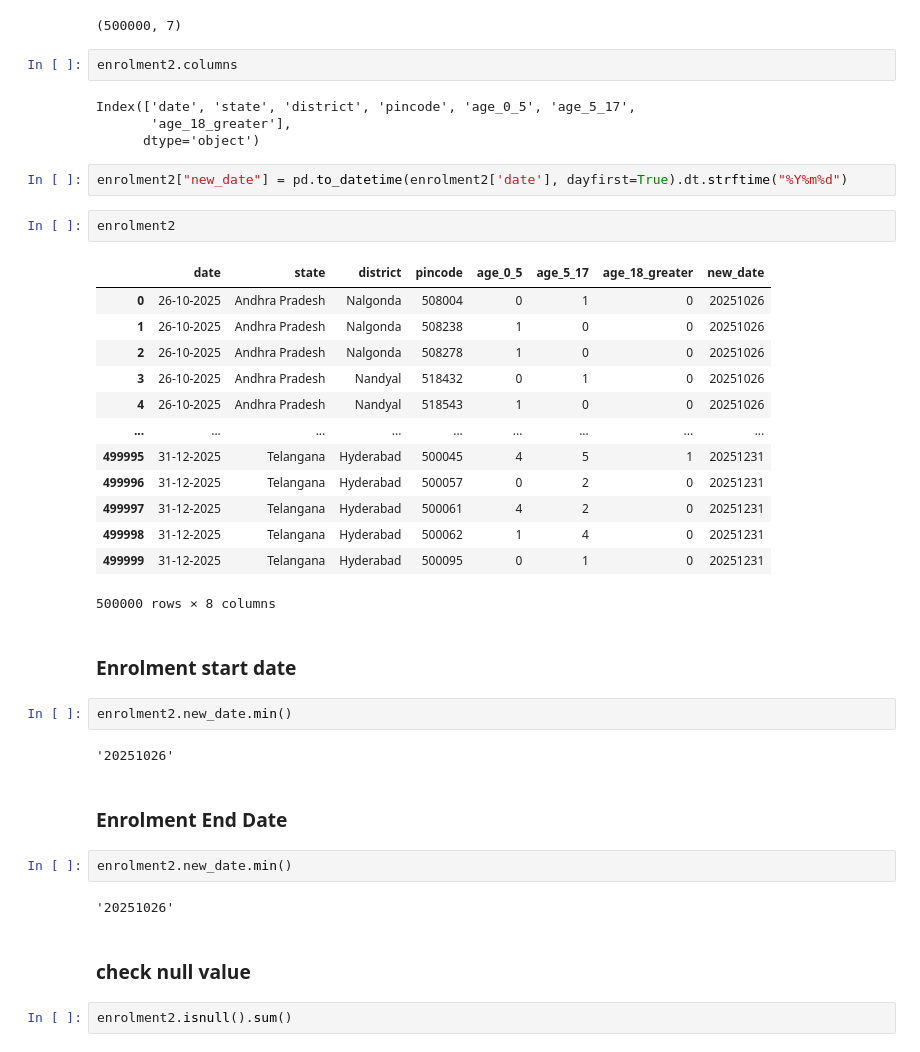
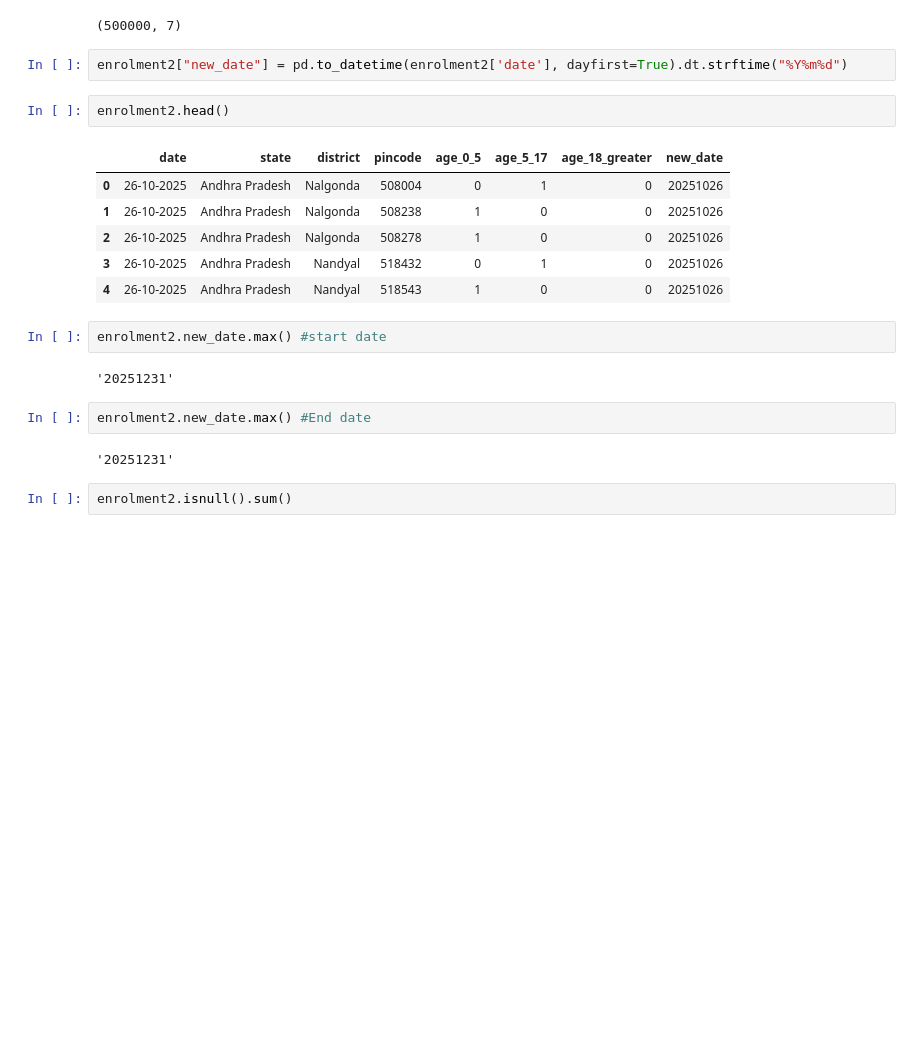
Before and after one commit to ytsubhadip/UIDAI_5916, a Jupyter notebook: Enrolment_data_nootbook.ipynb, the cells around one changed output. Drawn from its saved outputs; the diff is of its cells as text; blank space fills up the shorter version.

```diff
--- a/Enrolment_data_nootbook.ipynb
+++ b/Enrolment_data_nootbook.ipynb
@@ -171,44 +95,25 @@ enrolment2.head()
 enrolment2.shape
 # %% [output]
 (500000, 7)
-# %%
-enrolment2.columns
-# %% [output]
-Index(['date', 'state', 'district', 'pincode', 'age_0_5', 'age_5_17',
-       'age_18_greater'],
-      dtype='object')
 # %%
 enrolment2["new_date"] = pd.to_datetime(enrolment2['date'], dayfirst=True).dt.strftime("%Y%m%d")
 # %%
-enrolment2
+enrolment2.head()
 # %% [output]
 |  | date | state | district | pincode | age_0_5 | age_5_17 | age_18_greater | new_date |
 | 0 | 26-10-2025 | Andhra Pradesh | Nalgonda | 508004 | 0 | 1 | 0 | 20251026 |
 | 1 | 26-10-2025 | Andhra Pradesh | Nalgonda | 508238 | 1 | 0 | 0 | 20251026 |
 | 2 | 26-10-2025 | Andhra Pradesh | Nalgonda | 508278 | 1 | 0 | 0 | 20251026 |
 | 3 | 26-10-2025 | Andhra Pradesh | Nandyal | 518432 | 0 | 1 | 0 | 20251026 |
 | 4 | 26-10-2025 | Andhra Pradesh | Nandyal | 518543 | 1 | 0 | 0 | 20251026 |
-| ... | ... | ... | ... | ... | ... | ... | ... | ... |
-| 499995 | 31-12-2025 | Telangana | Hyderabad | 500045 | 4 | 5 | 1 | 20251231 |
-| 499996 | 31-12-2025 | Telangana | Hyderabad | 500057 | 0 | 2 | 0 | 20251231 |
-| 499997 | 31-12-2025 | Telangana | Hyderabad | 500061 | 4 | 2 | 0 | 20251231 |
-| 499998 | 31-12-2025 | Telangana | Hyderabad | 500062 | 1 | 4 | 0 | 20251231 |
-| 499999 | 31-12-2025 | Telangana | Hyderabad | 500095 | 0 | 1 | 0 | 20251231 |
-500000 rows × 8 columns
-# %% [markdown]
-### Enrolment start date
 # %%
-enrolment2.new_date.min()
+enrolment2.new_date.max() #start date
 # %% [output]
-'20251026'
+'20251231'
-# %% [markdown]
-### Enrolment End Date
 # %%
-enrolment2.new_date.min()
+enrolment2.new_date.max() #End date
 # %% [output]
-'20251026'
+'20251231'
-# %% [markdown]
-### check null value
 # %%
 enrolment2.isnull().sum()
 # %% [output]
```
Also changed, not shown: parts of 52 cells of this notebook.
